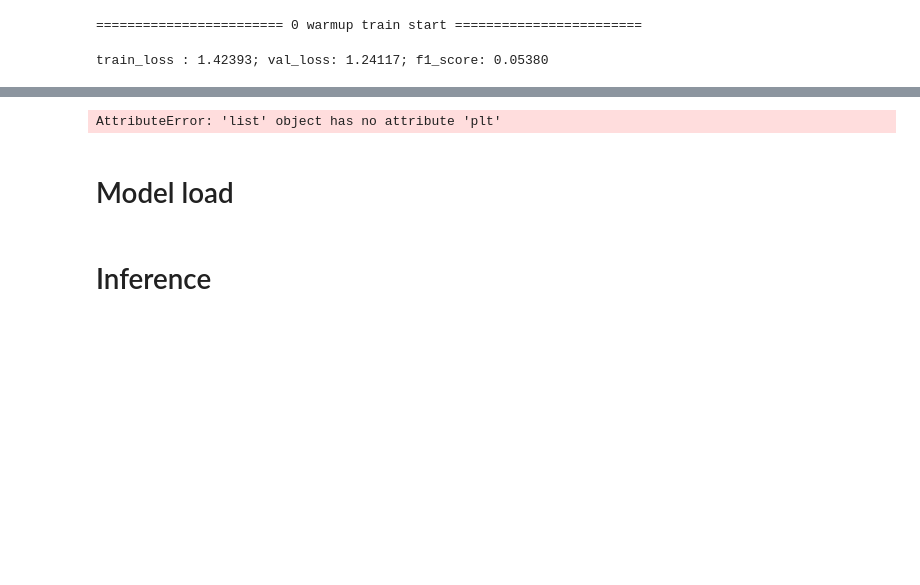
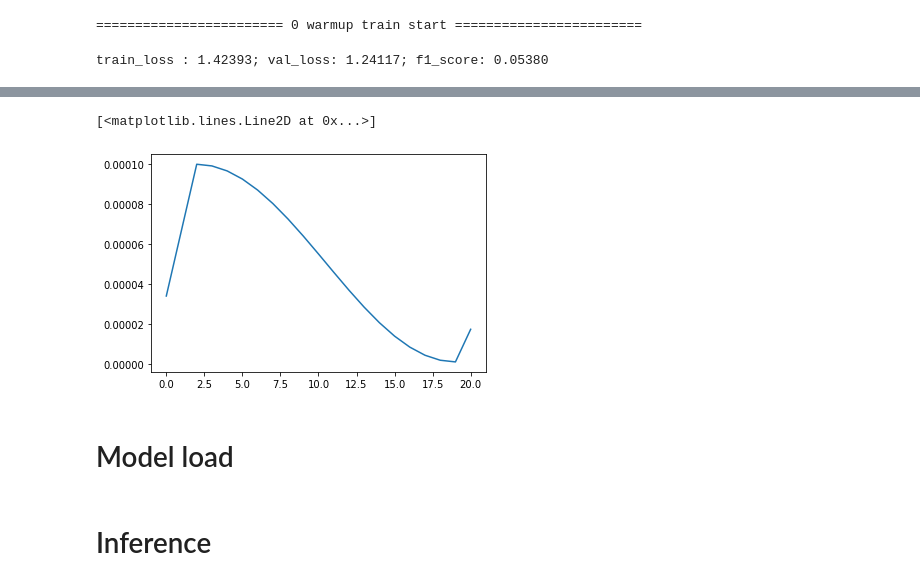
Before and after one commit to asdlkjw/kaggle_home, a Jupyter notebook: Torch_HPA(ViT).ipynb, the cells around one changed output, grey strips where cells are left out. Drawn from its saved outputs; the diff is of its cells as text; code cells hidden in the pictures; blank space fills up the shorter version.

```diff
--- a/Torch_HPA(ViT).ipynb
+++ b/Torch_HPA(ViT).ipynb
@@ -324,8 +326,3 @@ def vld_loader(num, is_test= False):
                            batch_size = 24,
                            )
     return vld_loader
-# %%
-%%time
-for inputs, targets in (trn_loader(1, is_test= False)):
-    break
-print("정상")
@@ -615,11 +594,12 @@ for idx, params in enumerate(model.parameters()):
 # %%
 optimizer = torch.optim.Adam(model.parameters(), lr = 1.0E-06)
-scheduler = CosineAnnealingWarmUpRestarts(optimizer, T_0= 15, T_mult=1, eta_max=1.0E-04,  T_up=4, gamma=0.5)
+scheduler = CosineAnnealingWarmUpRestarts(optimizer, T_0= 20, T_mult=1, eta_max=5.0E-03,  T_up=3, gamma=0.5)
 # %%
 best_score = -1
 final_score = []
-title = 'TW_ViT_model_Adam_pure_60'
+title = 'TW_ViT_model_Adam_pure'
 lrs = []
+early_stop = np.inf
 for ep in range(60):
     train_loss = []
     val_loss = []
@@ -672,14 +652,21 @@ for ep in range(60):
     lrs.append(optimizer.param_groups[0]['lr'])
     print("lr: ", optimizer.param_groups[0]['lr'])
 
-    if Final_score_ > best_score:
+    if Final_score_ > best_score and early_stop > Val_loss_:
         best_score = Final_score_
-
+        early_stop = Val_loss_
+        early_count = 0
         state_dict = model.cpu().state_dict()
         model = model.cuda()
-        torch.save(state_dict, f"../model/{title}.pt")
+        torch.save(state_dict, f"../model/HPA/{title}_{ep}.pt")
 
         print('\n SAVE MODEL UPDATE \n\n')
+    elif early_stop < Val_loss_ or Final_score_ < best_score:
+        early_count += 1
+
+    if early_count == 5:
+        print('early stop!!!')
+        break
 
 # optimizer.swap_swa_sgd()
 # %% [output]
@@ -765,7 +752,8 @@ lr:  2.993695685640663e-05
 # %%
-lrs.plt.plot()
+plt.plot(lrs)
 # %% [output]
-AttributeError: 'list' object has no attribute 'plt'
+[<matplotlib.lines.Line2D at 0x...>]
+[figure, added]
 # %% [markdown]
 # Model load
 # %%
```
Also changed, not shown: parts of 12 cells of this notebook, 1 other file.
